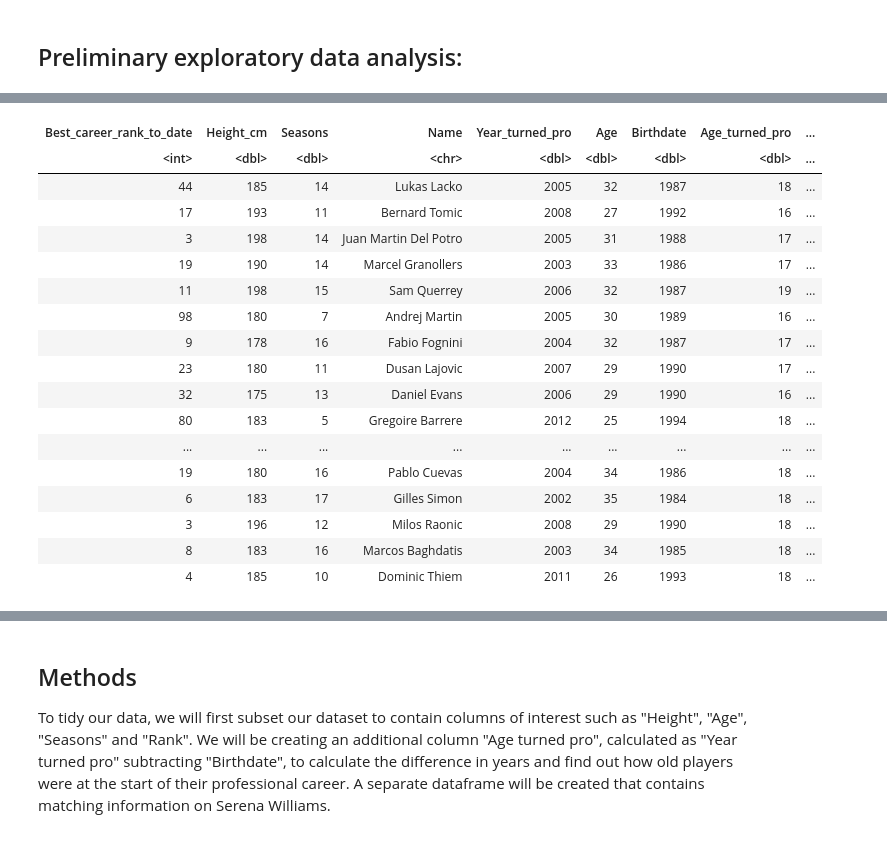
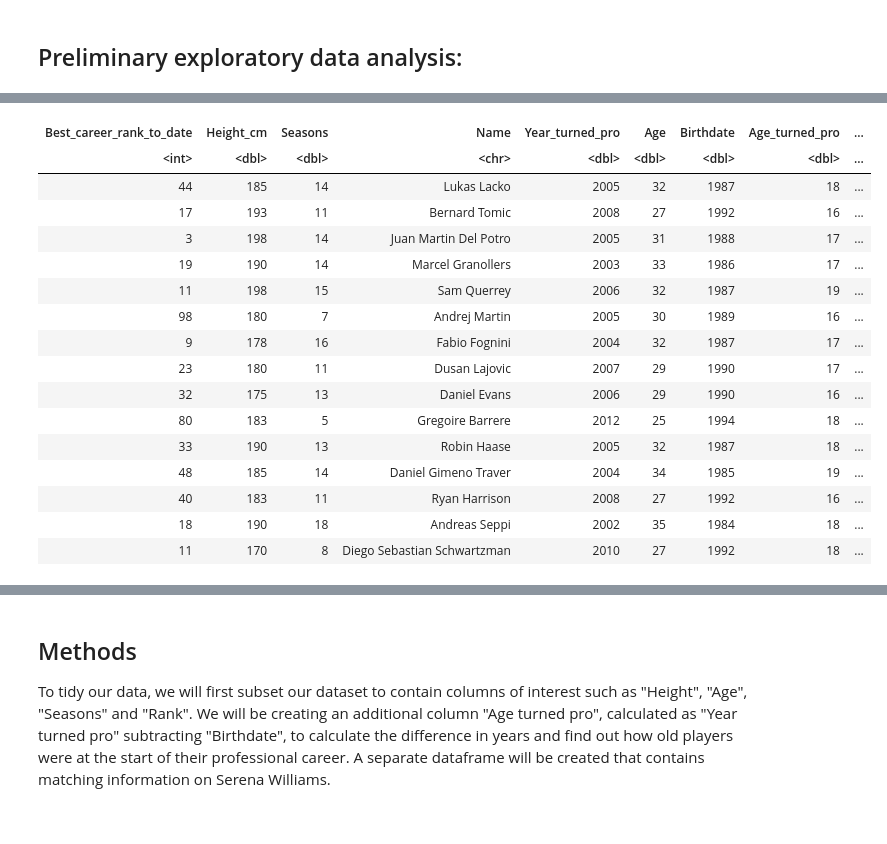
Before and after one commit to sandraradic/Tennis-Classification-Model, a Jupyter notebook: project_proposal.ipynb, the cells around one changed output, grey strips where cells are left out. Drawn from its saved outputs; the diff is of its cells as text; code cells hidden in the pictures.

```diff
--- a/project_proposal.ipynb
+++ b/project_proposal.ipynb
@@ -33,0 +17,6 @@ Warning message:
+# %%
+#read in data
+player_stats_link <- "https://drive.google.com/uc?export=download&id=1_MECmUXZuuILYeEOfonSGqodW6qVdhsS"
+player_stats <- read_csv(player_stats_link)
+
+head(player_stats)
@@ -34,15 +54,9 @@ Warning message:
 # %%
-#read in data
-player_stats <- read_csv("https://drive.google.com/uc?export=download&id=1_MECmUXZuuILYeEOfonSGqodW6qVdhsS")
-
 # select only the necessary columns
 
 player_stats_filtered <- player_stats %>%
-    select("Best Rank", Height, Seasons, Name, "Turned Pro", Age) %>%
-    drop_na()
-
-
-
+    select('Best Rank', 'Height', 'Seasons', 'Name', 'Turned Pro', 'Age') %>%
+     drop_na()
 
 # tidy up dataframe (ensure correct datatypes and appropriate column names)
 
@@ -53,7 +67,8 @@ player_stats_tidy <- player_stats_filtered %>%
     mutate_at("Height", str_replace, " cm", "") %>%
     mutate(Height = as.numeric(Height)) %>%
     rename(Height_cm = Height, Year_turned_pro = "Turned Pro", Best_career_rank_to_date = "Best Rank")
-    player_stats_tidy$Best_career_rank_to_date <- gsub(" .+", "", player_stats_tidy$Best_career_rank_to_date)
+
+player_stats_tidy$Best_career_rank_to_date <- gsub(" .+", "", player_stats_tidy$Best_career_rank_to_date)
 
 #separate year from date
 
@@ -61,78 +76,13 @@ get_date <- as.Date(player_stats_tidy$Birthdate, "(%d-%m-%Y)")
 get_year <- format(get_date, format = "%Y")
 
 player_stats_tidy$Birthdate <- as.double(get_year)
-
-
 player_stats_tidy <- mutate(player_stats_tidy, Best_career_rank_to_date = as.integer(Best_career_rank_to_date))
-
 
 # create new column that lists a player's age when they turned pro
 
 player_stats_tidy <- player_stats_tidy %>%
      mutate(Age_turned_pro = Year_turned_pro - Birthdate) %>%
-    add_column(player_level = NA)
+    add_column(player_level = "NA") #adds new column for future categories
 
-
-for (row in 1:nrow(player_stats_tidy)) {
-    rank <- pull(player_stats_tidy[row, "Best_career_rank_to_date"])
-    if(rank < 11) {
-        player_stats_tidy[row, "player_level"] = "top"
-        } else if(rank > 10 & rank < 31) {
-        player_stats_tidy[row, "player_level"] = "competitive"
-        } else if(rank > 30 & rank < 51) {
-        player_stats_tidy[row, "player_level"] = "great"
-        } else if(rank > 50 & rank < 101) {
-        player_stats_tidy[row, "player_level"] = "good"
-        } else {
-        player_stats_tidy[row, "player_level"] = "average"
-        }
-    }
-
-player_stats_tidy <- player_stats_tidy %>%
-    mutate(player_level = as.factor(player_level))
-
-player_stats_tidy
-
-# create a dataframe for Serena Williams - currently contains junk data
-serena_data <- data.frame(Name = "Serena Williams", Age = 38, Birthdate = "(26-09-1981)", Year_turned_pro = 1995,
-    Age_turned_pro = 14, Seasons = 24, Height_cm = "175 cm", Best_career_rank_to_date = 1)
-
-# serena_data sourced from: https://en.wikipedia.org/wiki/Serena_Williams
-
-#split the player data into training and testing sets
-set.seed(2021)
-player_stats_split <- initial_split(player_stats_tidy, prop = 0.75, strata = player_level)
-    player_stats_training <- training(player_stats_split)
-    player_stats_testing <- testing(player_stats_split)
-
-
-#create exploratory data frame that contains means of predictor variables
-player_stats_exploratory <- player_stats_training %>%
-    summarize(mean_height_cm = mean(Height_cm, na.rm = TRUE),
-              mean_number_pro_seasons = mean(Seasons, na.rm = TRUE),
-              mean_age_turned_pro = mean(Age_turned_pro, na.rm = TRUE))
-
-player_stats_exploratory
-
-#create plots to visualize training data
-options(repr.plot.width = 15, repr.plot.height = 10)
-height_v_rank <- ggplot(player_stats_training, aes(x = Best_career_rank_to_date, y = Height_cm)) +
-    geom_point(alpha = 0.6) +
-    xlab("Best Professional Career Rank") +
-    ylab("Height (cm)") +
-    ggtitle("Height compared to Best Ranking")
-
-seasons_v_rank <- ggplot(player_stats_training, aes(x = Best_career_rank_to_date, y = Seasons)) +
-    geom_point(alpha = 0.6) +
-    xlab("Best Professional Career Rank") +
-    ylab("Number of Season Played as a Professional") +
-    ggtitle("Seasons Played compared to Best Ranking")
-
-pro_age_v_rank <- ggplot(player_stats_training, aes(x = Best_career_rank_to_date, y = Age_turned_pro)) +
-    geom_point(alpha = 0.6) +
-    xlab("Best Professional Career Rank") +
-    ylab("Age When Player Turned Professional") +
-    ggtitle("Age turned pro compared to Best Ranking")
-
-plot_grid(height_v_rank, seasons_v_rank, pro_age_v_rank)
+head(player_stats_tidy, 15)
 # %% [output]
@@ -157,18 +90,17 @@ A tibble: 107 × 9
 | Best_career_rank_to_date | Height_cm | Seasons | Name | Year_turned_pro | Age | Birthdate | Age_turned_pro | ... |
 | <int> | <dbl> | <dbl> | <chr> | <dbl> | <dbl> | <dbl> | <dbl> | ... |
 | 44 | 185 | 14 | Lukas Lacko | 2005 | 32 | 1987 | 18 | ... |
 | 17 | 193 | 11 | Bernard Tomic | 2008 | 27 | 1992 | 16 | ... |
 | 3 | 198 | 14 | Juan Martin Del Potro | 2005 | 31 | 1988 | 17 | ... |
 | 19 | 190 | 14 | Marcel Granollers | 2003 | 33 | 1986 | 17 | ... |
 | 11 | 198 | 15 | Sam Querrey | 2006 | 32 | 1987 | 19 | ... |
 | 98 | 180 | 7 | Andrej Martin | 2005 | 30 | 1989 | 16 | ... |
 | 9 | 178 | 16 | Fabio Fognini | 2004 | 32 | 1987 | 17 | ... |
 | 23 | 180 | 11 | Dusan Lajovic | 2007 | 29 | 1990 | 17 | ... |
 | 32 | 175 | 13 | Daniel Evans | 2006 | 29 | 1990 | 16 | ... |
 | 80 | 183 | 5 | Gregoire Barrere | 2012 | 25 | 1994 | 18 | ... |
-| ... | ... | ... | ... | ... | ... | ... | ... | ... |
-| 19 | 180 | 16 | Pablo Cuevas | 2004 | 34 | 1986 | 18 | ... |
-| 6 | 183 | 17 | Gilles Simon | 2002 | 35 | 1984 | 18 | ... |
-| 3 | 196 | 12 | Milos Raonic | 2008 | 29 | 1990 | 18 | ... |
-| 8 | 183 | 16 | Marcos Baghdatis | 2003 | 34 | 1985 | 18 | ... |
-| 4 | 185 | 10 | Dominic Thiem | 2011 | 26 | 1993 | 18 | ... |
+| 33 | 190 | 13 | Robin Haase | 2005 | 32 | 1987 | 18 | ... |
+| 48 | 185 | 14 | Daniel Gimeno Traver | 2004 | 34 | 1985 | 19 | ... |
+| 40 | 183 | 11 | Ryan Harrison | 2008 | 27 | 1992 | 16 | ... |
+| 18 | 190 | 18 | Andreas Seppi | 2002 | 35 | 1984 | 18 | ... |
+| 11 | 170 | 8 | Diego Sebastian Schwartzman | 2010 | 27 | 1992 | 18 | ... |
```
Also changed, not shown: parts of 26 cells of this notebook.
